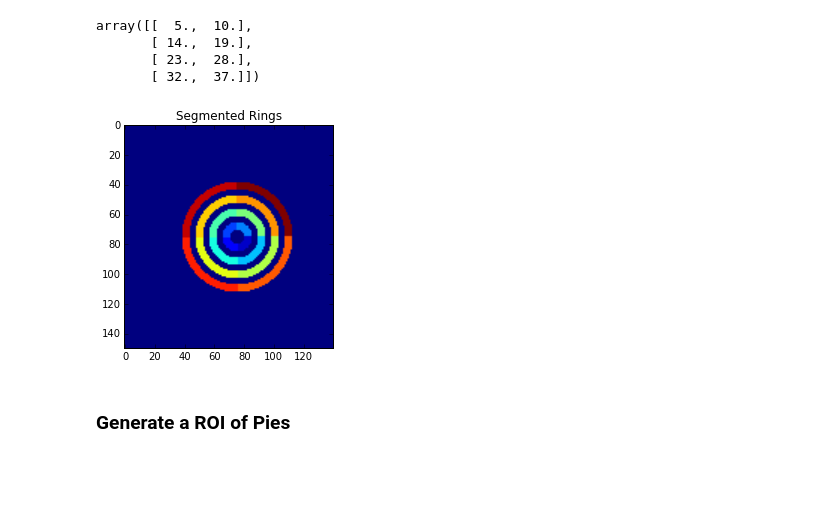
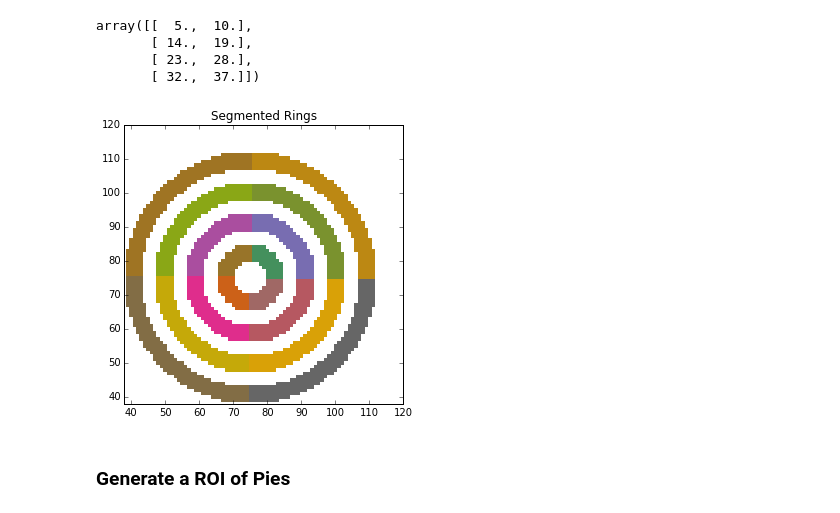
Before and after one commit to scikit-beam/scikit-beam-examples, a Jupyter notebook: demos/Generate_ROI_labeled_arrays.ipynb, the cells around one changed output. Drawn from its saved outputs; the diff is of its cells as text; code cells hidden in the pictures; blank space fills up the shorter version.

Commit message:
ENH: used mpl_plotting.roi to plot labeled_array and added skxray.version

```diff
--- a/demos/Generate_ROI_labeled_arrays.ipynb
+++ b/demos/Generate_ROI_labeled_arrays.ipynb
@@ -23,4 +25,5 @@ else:
     %matplotlib inline
 
 backend = mpl.get_backend()
+cmap='Dark2'
 # %% [markdown]
@@ -171,15 +176,18 @@ array([[  5.,  10.],
 # %%
 #Elements not inside any ROI are zero; elements inside each
 #ROI are 1, 2, 3, corresponding to the order they are specified in edges.
 label_array = roi.segmented_rings(edges, slicing, center,
                                       img_shape, offset_angle=0)
 
-plt.figure()
-plt.imshow(label_array)
-plt.title("Segmented Rings")
+# plot the figure
+fig, axes = plt.subplots(figsize=(6, 5))
+axes.set_title("Segmented Rings")
+axes.set_xlim(38, 120)
+axes.set_ylim(38, 120)
+im = mpl_plot.show_label_array(axes, label_array, cmap)
 plt.show()
 # %% [output]
-[figure, old version]
+[figure, new version]
 # %% [markdown]
 ### Generate a  ROI of Pies
 # %%
```
Also changed, not shown: parts of 8 cells of this notebook.
